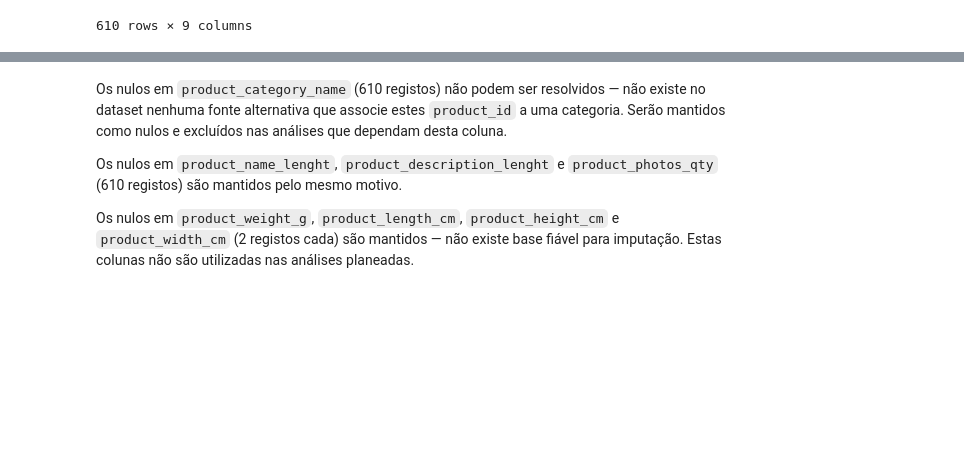
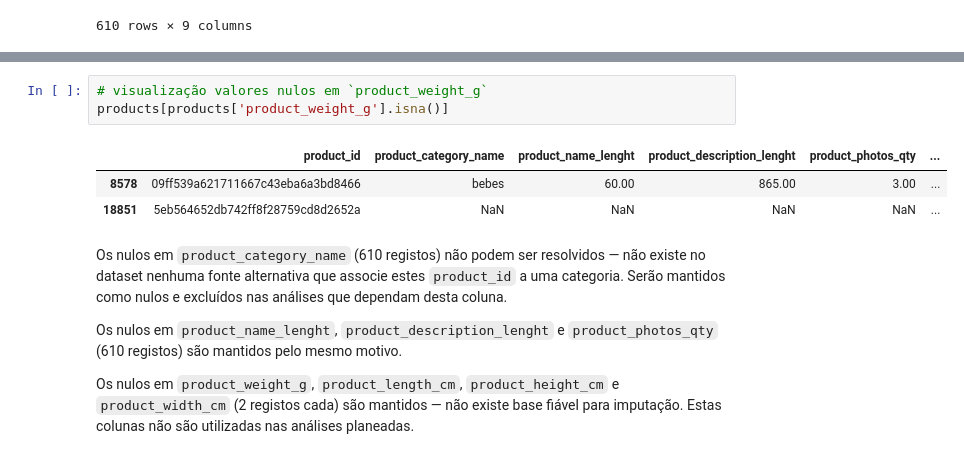
Before and after one commit to rodriguesbrian/olist_project, a Jupyter notebook: notebooks/analysis.ipynb, the cells around one changed output, grey strips where cells are left out. Cells and saved outputs as stored; diff of their text form; blank space fills up the shorter version.

```diff
--- a/notebooks/analysis.ipynb
+++ b/notebooks/analysis.ipynb
@@ -803,3 +818,10 @@ products[products['product_category_name'].isna()]
+# %%
+# visualização valores nulos em `product_weight_g`
+products[products['product_weight_g'].isna()]
+# %% [output]
+|  | product_id | product_category_name | product_name_lenght | product_description_lenght | product_photos_qty | ... |
+| 8578 | 09ff539a621711667c43eba6a3bd8466 | bebes | 60.00 | 865.00 | 3.00 | ... |
+| 18851 | 5eb564652db742ff8f28759cd8d2652a | NaN | NaN | NaN | NaN | ... |
 # %% [markdown]
 Os nulos em `product_category_name` (610 registos) não podem ser resolvidos — não existe no dataset nenhuma fonte alternativa que associe estes `product_id` a uma categoria. Serão mantidos como nulos e excluídos nas análises que dependam desta coluna.
 
```
Also changed, not shown: parts of 38 cells of this notebook.
